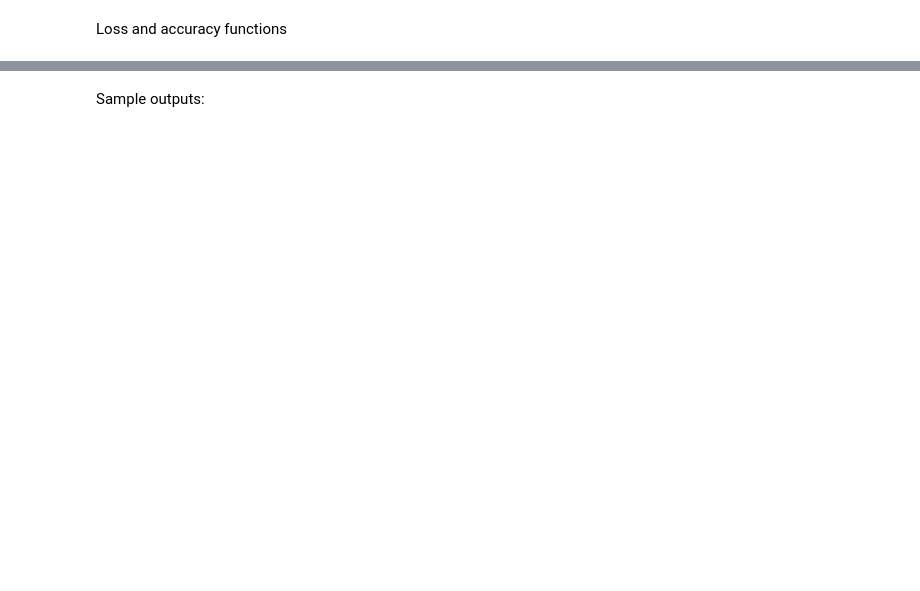
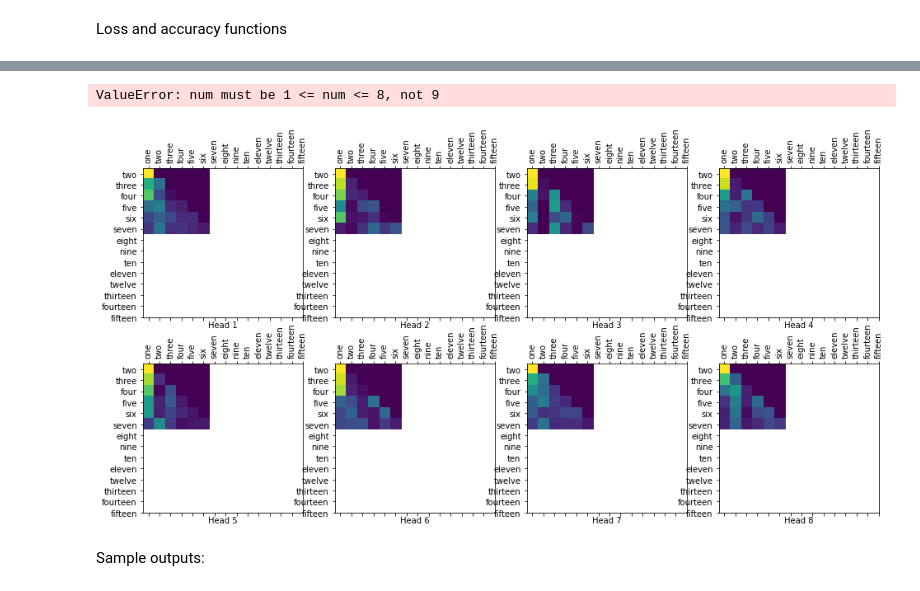
Before and after one commit to SlavaSklokin/MAIS202ML-Shakespeare-Translator, a Jupyter notebook: MAIS202_Translator_Submission.ipynb, the cells around one changed output, grey strips where cells are left out. Cells and saved outputs as stored; diff of their text form; code cells hidden in the pictures; blank space fills up the shorter version.

```diff
--- a/MAIS202_Translator_Submission.ipynb
+++ b/MAIS202_Translator_Submission.ipynb
@@ -838,3 +990,23 @@ def evaluate(sentence):
+# %%
+def plot_attention_weights(sentence, translated_tokens, attention_heads):
+
+  fig = plt.figure(figsize=(16, 8))
+
+  for h, head in enumerate(attention_heads):
+    ax = fig.add_subplot(2, 4, h+1)
+
+    plot_attention_head(translated_tokens, translated_tokens, head)
+
+    ax.set_xlabel('Head {}'.format(h+1))
+
+  plt.tight_layout()
+  plt.show()
+# %%
+plot_attention_weights(sentence, experiment,
+                       attention_weights['decoder_layer6_block1'][0])
+# %% [output]
+ValueError: num must be 1 <= num <= 8, not 9
+[figure, added]
 # %% [markdown]
 Sample outputs:
 # %%
```
Also changed, not shown: parts of 19 cells of this notebook.
